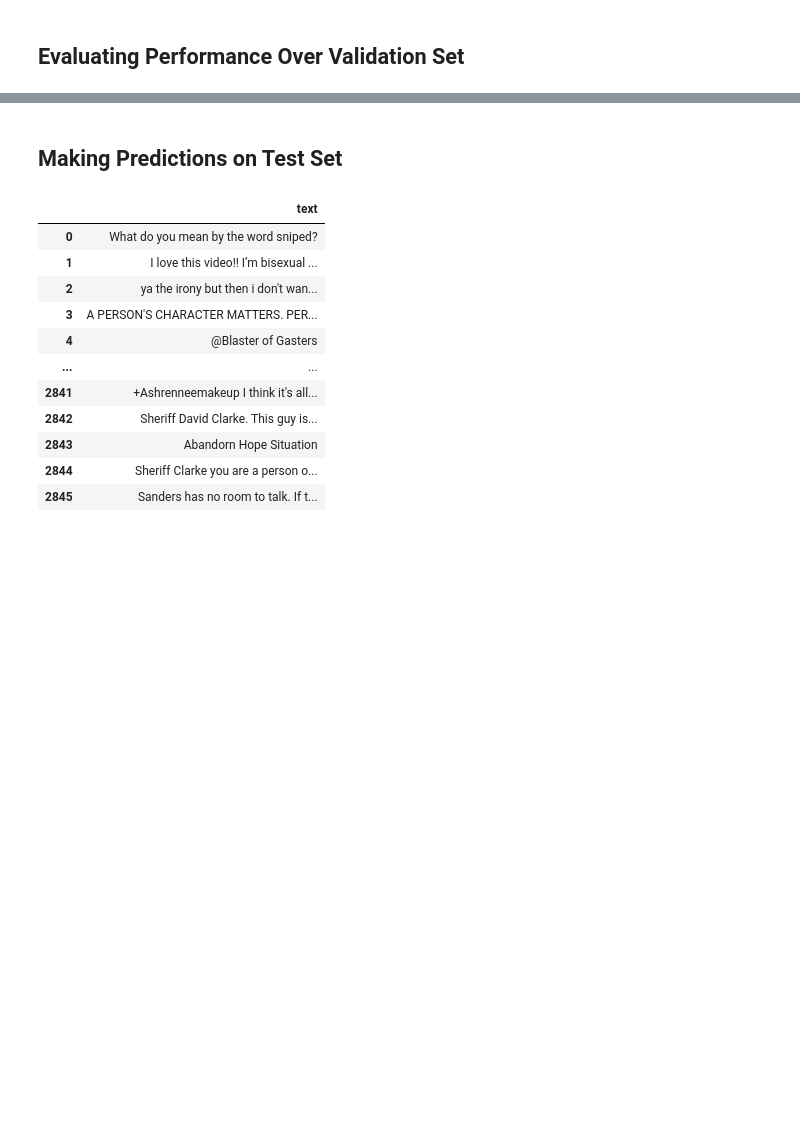
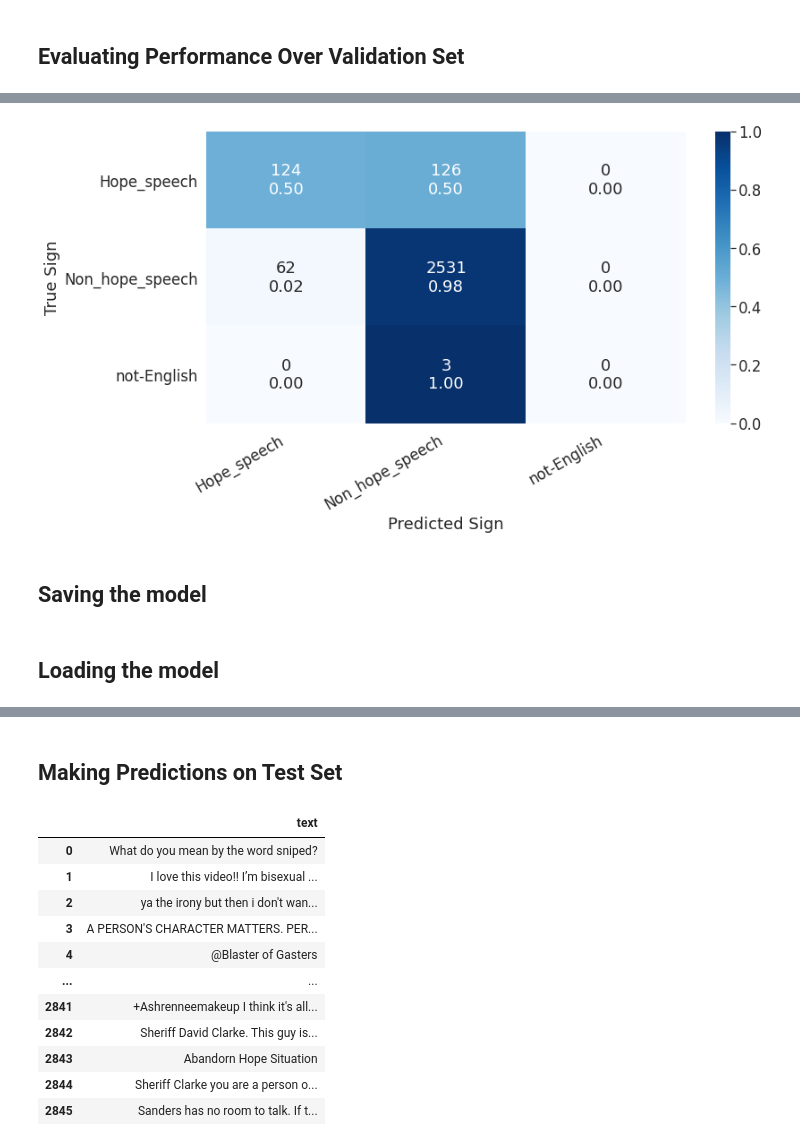
Before and after one commit to nikhil6041/HopeSpeechDetection, a Jupyter notebook: HopeSpeechEDI_BERT_English.ipynb, the cells around one changed output, grey strips where cells are left out. Drawn from its saved outputs; the diff is of its cells as text; code cells hidden in the pictures; blank space fills up the shorter version.

```diff
--- a/HopeSpeechEDI_BERT_English.ipynb
+++ b/HopeSpeechEDI_BERT_English.ipynb
@@ -229,0 +269,2 @@ val_labels = val_df['label'].values
+# %%
+test_df['label'] = le.transform(test_df['label'])
@@ -230,3 +280,7 @@ val_labels = val_df['label'].values
+# %%
+# Get the lists of sentences and their labels.
+test_sentences = test_df['text'].values
+test_labels = test_df['label'].values
 # %% [markdown]
 ## Handling class imbalance using `sklearn's compute_class_weight`
 # %%
@@ -1551,0 +1602,4 @@ show_confusion_matrix(cm, class_names)
+# %%
+(py_inputs, py_attn_masks, py_labels) = make_smart_batches(test_sentences, test_labels, batch_size ,tokenizer,max_input_length)
+
+y_pred , y_true = get_predictions(py_inputs, py_attn_masks, py_labels)
@@ -1551,0 +1636,7 @@ show_confusion_matrix(cm, class_names)
+# %%
+cm = confusion_matrix(y_true, y_pred)
+show_confusion_matrix(cm, class_names)
+# %% [output]
+[figure, added]
+# %% [markdown]
+## Saving the model
@@ -1551,0 +1648,2 @@ show_confusion_matrix(cm, class_names)
+# %% [markdown]
+## Loading the model
```
Also changed, not shown: parts of 73 cells of this notebook, 12 other files.
